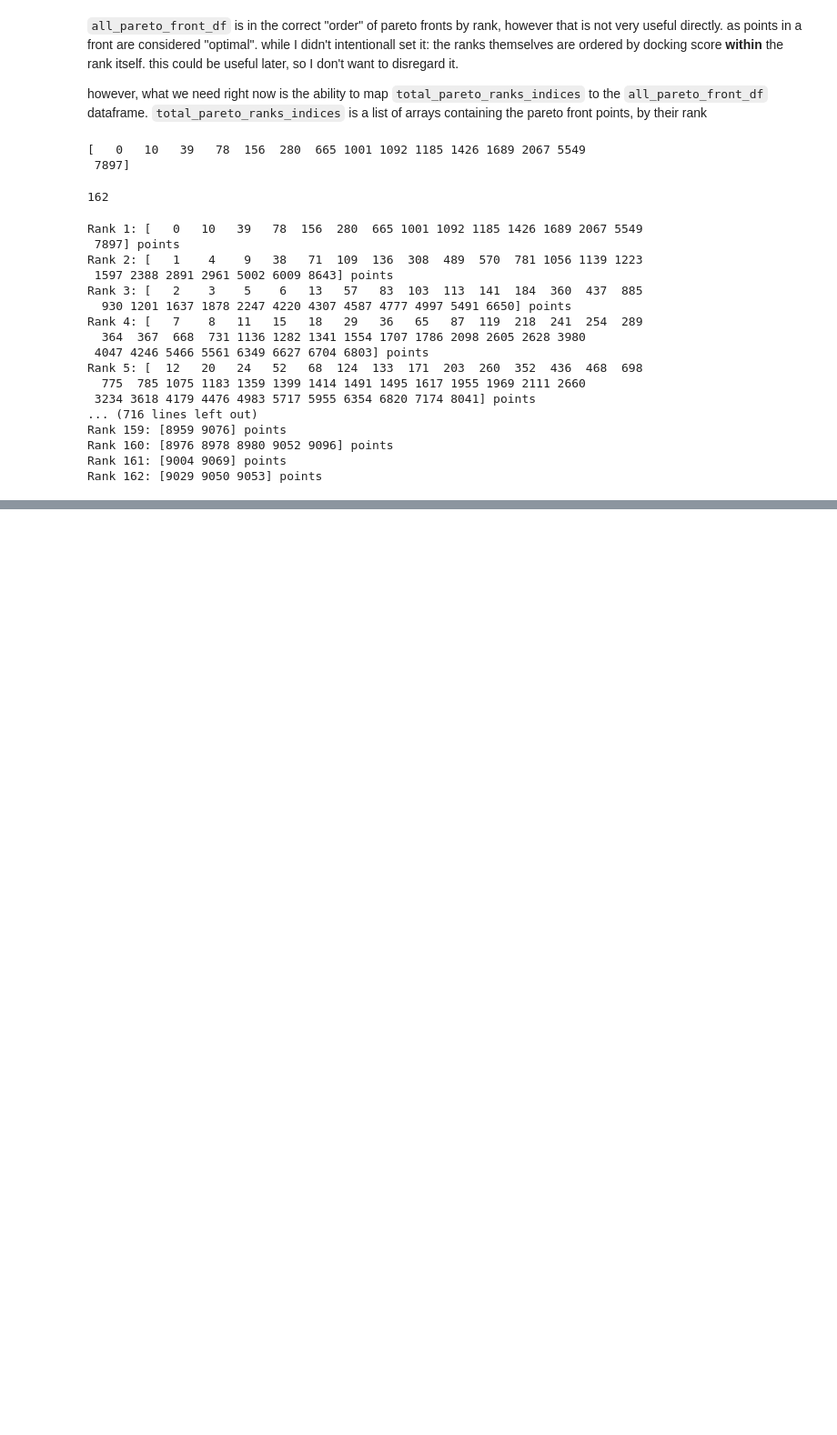
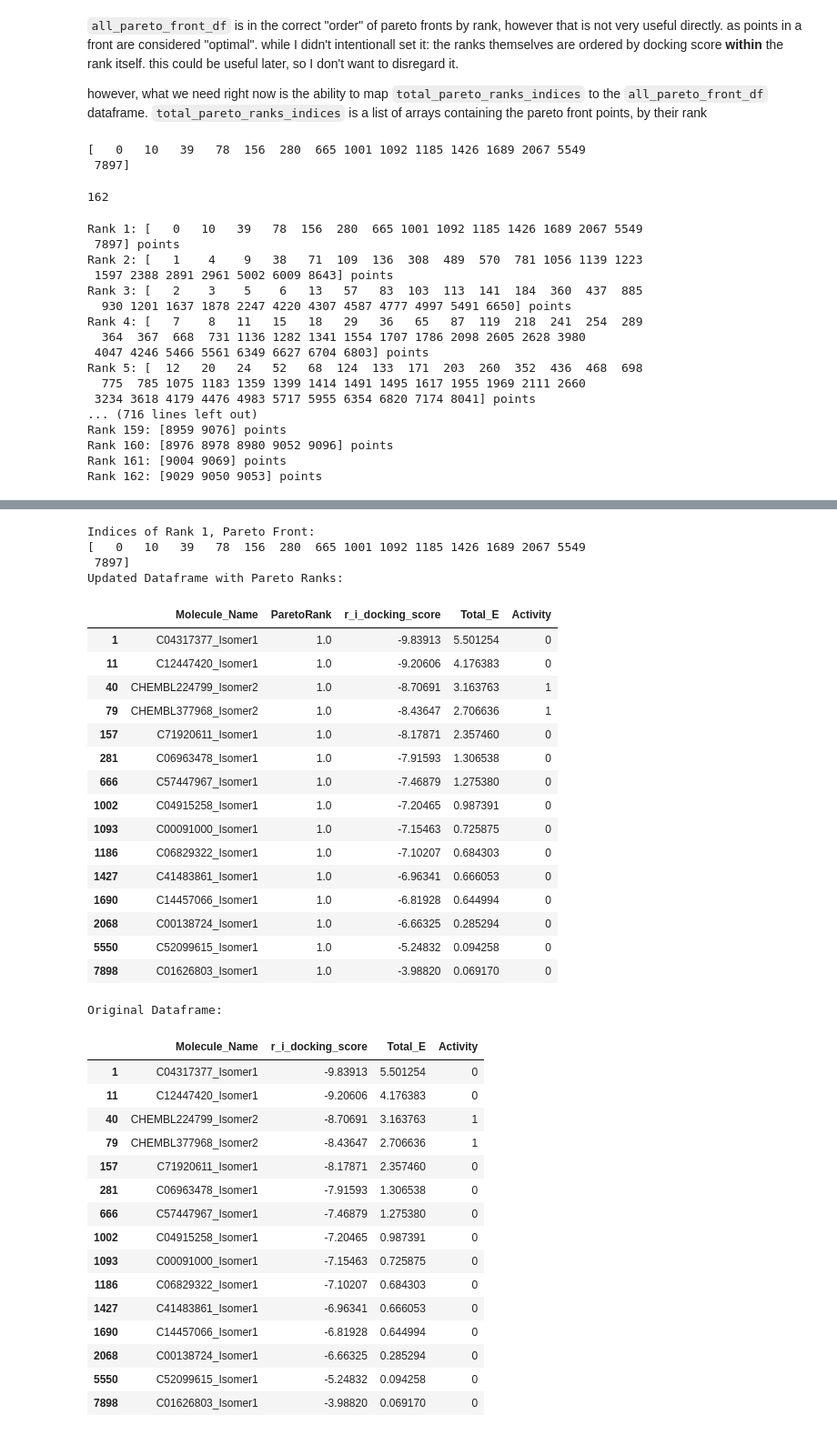
Before and after one commit to DKchemistry/chembl, a Jupyter notebook: GPCR-Bench-master/gpcr_papermill.ipynb, the cells around one changed output, grey strips where cells are left out. Shown at 91% size. Saved outputs shown, nothing was run; the diff lists cells and outputs as text; code cells hidden in the pictures; blank space fills up the shorter version.

```diff
--- a/GPCR-Bench-master/gpcr_papermill.ipynb
+++ b/GPCR-Bench-master/gpcr_papermill.ipynb
@@ -1860,0 +1877,55 @@ df_copy
+# %%
+print("Indices of Rank 1, Pareto Front:")
+print(total_pareto_ranks_indices[:][0])
+
+print("Updated Dataframe with Pareto Ranks:")
+display(
+    df_copy[df_copy["ParetoRank"] == 1][
+        ["Molecule_Name", "ParetoRank", "r_i_docking_score", "Total_E", "Activity"]
+    ]
+)
+
+print("Original Dataframe:")
+display(
+    data.iloc[total_pareto_ranks_indices[:][0]][
+        ["Molecule_Name", "r_i_docking_score", "Total_E", "Activity"]
+    ]
+)
+# %% [output]
+Indices of Rank 1, Pareto Front:
+[   0   10   39   78  156  280  665 1001 1092 1185 1426 1689 2067 5549
+ 7897]
+Updated Dataframe with Pareto Ranks:
+|  | Molecule_Name | ParetoRank | r_i_docking_score | Total_E | Activity |
+| 1 | C04317377_Isomer1 | 1.0 | -9.83913 | 5.501254 | 0 |
+| 11 | C12447420_Isomer1 | 1.0 | -9.20606 | 4.176383 | 0 |
+| 40 | CHEMBL224799_Isomer2 | 1.0 | -8.70691 | 3.163763 | 1 |
+| 79 | CHEMBL377968_Isomer2 | 1.0 | -8.43647 | 2.706636 | 1 |
+| 157 | C71920611_Isomer1 | 1.0 | -8.17871 | 2.357460 | 0 |
+| 281 | C06963478_Isomer1 | 1.0 | -7.91593 | 1.306538 | 0 |
+| 666 | C57447967_Isomer1 | 1.0 | -7.46879 | 1.275380 | 0 |
+| 1002 | C04915258_Isomer1 | 1.0 | -7.20465 | 0.987391 | 0 |
+| 1093 | C00091000_Isomer1 | 1.0 | -7.15463 | 0.725875 | 0 |
+| 1186 | C06829322_Isomer1 | 1.0 | -7.10207 | 0.684303 | 0 |
+| 1427 | C41483861_Isomer1 | 1.0 | -6.96341 | 0.666053 | 0 |
+| 1690 | C14457066_Isomer1 | 1.0 | -6.81928 | 0.644994 | 0 |
+| 2068 | C00138724_Isomer1 | 1.0 | -6.66325 | 0.285294 | 0 |
+| 5550 | C52099615_Isomer1 | 1.0 | -5.24832 | 0.094258 | 0 |
+| 7898 | C01626803_Isomer1 | 1.0 | -3.98820 | 0.069170 | 0 |
+Original Dataframe:
+|  | Molecule_Name | r_i_docking_score | Total_E | Activity |
+| 1 | C04317377_Isomer1 | -9.83913 | 5.501254 | 0 |
+| 11 | C12447420_Isomer1 | -9.20606 | 4.176383 | 0 |
+| 40 | CHEMBL224799_Isomer2 | -8.70691 | 3.163763 | 1 |
+| 79 | CHEMBL377968_Isomer2 | -8.43647 | 2.706636 | 1 |
+| 157 | C71920611_Isomer1 | -8.17871 | 2.357460 | 0 |
+| 281 | C06963478_Isomer1 | -7.91593 | 1.306538 | 0 |
+| 666 | C57447967_Isomer1 | -7.46879 | 1.275380 | 0 |
+| 1002 | C04915258_Isomer1 | -7.20465 | 0.987391 | 0 |
+| 1093 | C00091000_Isomer1 | -7.15463 | 0.725875 | 0 |
+| 1186 | C06829322_Isomer1 | -7.10207 | 0.684303 | 0 |
+| 1427 | C41483861_Isomer1 | -6.96341 | 0.666053 | 0 |
+| 1690 | C14457066_Isomer1 | -6.81928 | 0.644994 | 0 |
+| 2068 | C00138724_Isomer1 | -6.66325 | 0.285294 | 0 |
+| 5550 | C52099615_Isomer1 | -5.24832 | 0.094258 | 0 |
+| 7898 | C01626803_Isomer1 | -3.98820 | 0.069170 | 0 |
```
Also changed, not shown: parts of 15 cells of this notebook.
